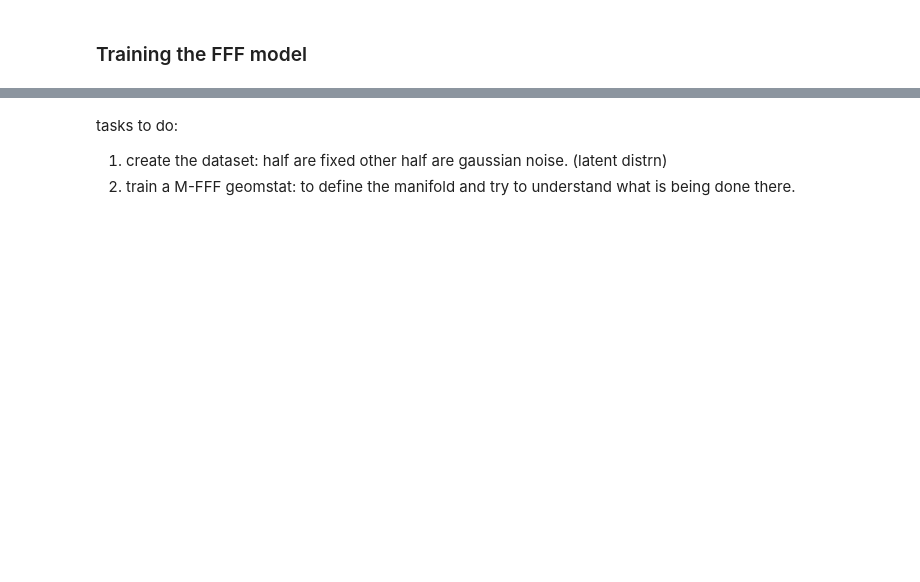
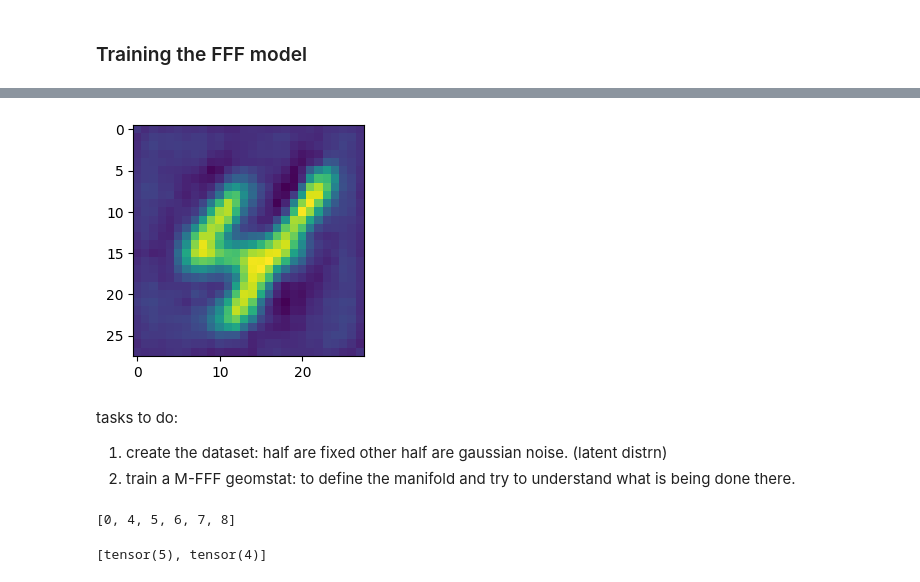
Before and after one commit to neelkanthrawat/pixelwise_unmasking, a Jupyter notebook: scripts/notebooks/mnist_expt_fff.ipynb, the cells around one changed output, grey strips where cells are left out. Cells and saved outputs as stored; diff of their text form; code cells hidden in the pictures; blank space fills up the shorter version.

```diff
--- a/scripts/notebooks/mnist_expt_fff.ipynb
+++ b/scripts/notebooks/mnist_expt_fff.ipynb
@@ -160,6 +162,39 @@ ax.minorticks_on()
+# %%
+def plot_sample(sample, pixelwidth=28, zero_one_range = True, figsize=(15,3)):
+    plt.figure(figsize=figsize)
+    #sample = model_in.sample(1)
+    # if zero_one_range: vmin, vmax = 0., 1.
+    # else: vmin, vmax = -0.447, 2.852
+    # plt.matshow(sample.detach().numpy().reshape((pixelwidth,pixelwidth)), vmin=vmin, vmax=vmax)
+    plt.imshow(sample.view(*(pixelwidth, pixelwidth)).cpu().numpy())
+# %%
+# generating the digit
+with torch.no_grad():
+    z, generated = fours_fff.sample(num_samples=1,return_z = True)
+    z.shape
+    plot_sample(generated)
+# %% [output]
+[figure, added]
 # %% [markdown]
 tasks to do:
 1. create the dataset: half are fixed other half are gaussian noise. (latent distrn)
 2. train a M-FFF
 geomstat: to define the manifold and try to understand what is being done there.
+# %%
+a = list(range(0,9))
+remove_set = set([1,2,3])
+result = [x for x in a if x not in remove_set]
+result
+# %% [output]
+[0, 4, 5, 6, 7, 8]
+# %%
+def topk_indices(image:torch.Tensor, already_selected_indices:list,topk:int):
+    image[0, already_selected_indices] = -1e-9
+    _, indices = torch.topk(image,topk)
+    indices = list(indices[0])
+    return indices
+x = torch.tensor([[1,2,13,14,5,6]])
+topk_indices(image=x,already_selected_indices=[2,3], topk=2)
+# %% [output]
+[tensor(5), tensor(4)]
 # %%
```
Also changed, not shown: parts of 11 cells of this notebook.
